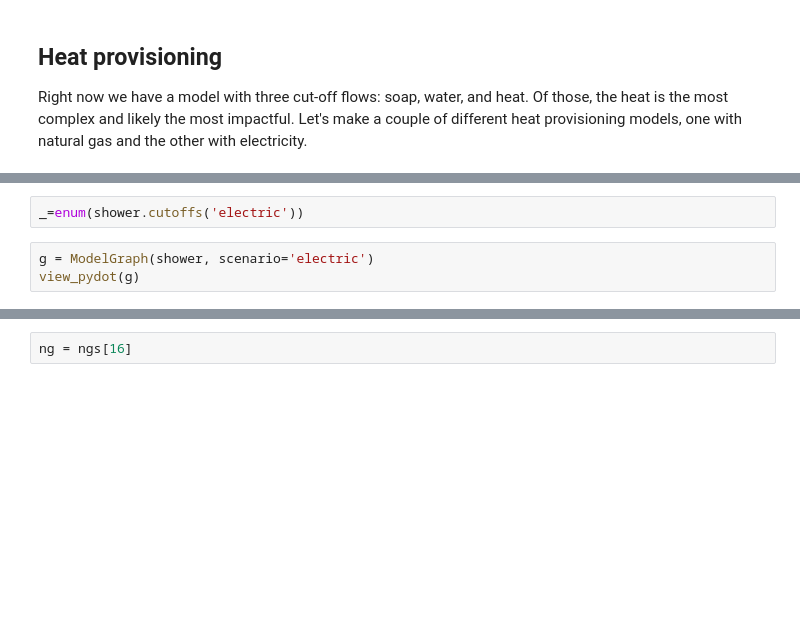
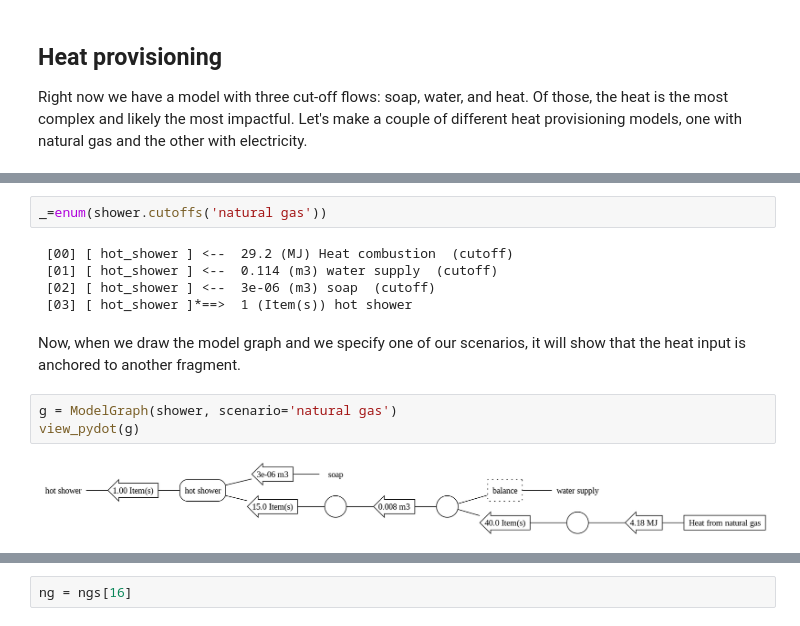
Before and after one commit to AntelopeLCA/user, a Jupyter notebook: demos/ISSST Hot Shower.ipynb, the cells around one changed output, grey strips where cells are left out. Drawn from its saved outputs; the diff is of its cells as text; blank space fills up the shorter version.

Commit message:
Updated Hot Shower demo

```diff
--- a/demos/ISSST Hot Shower.ipynb
+++ b/demos/ISSST Hot Shower.ipynb
@@ -98,5 +417,14 @@ fg.observe(heat_input, anchor_node=heat_elec, scenario='electric')
 # %%
-_=enum(shower.cutoffs('electric'))
+_=enum(shower.cutoffs('natural gas'))
+# %% [output]
+ [00] [ hot_shower ] <--  29.2 (MJ) Heat combustion  (cutoff)
+ [01] [ hot_shower ] <--  0.114 (m3) water supply  (cutoff)
+ [02] [ hot_shower ] <--  3e-06 (m3) soap  (cutoff)
+ [03] [ hot_shower ]*==>  1 (Item(s)) hot shower
+# %% [markdown]
+Now, when we draw the model graph and we specify one of our scenarios, it will show that the heat input is anchored to another fragment.
 # %%
-g = ModelGraph(shower, scenario='electric')
+g = ModelGraph(shower, scenario='natural gas')
 view_pydot(g)
+# %% [output]
+[figure, added]
```
Also changed, not shown: parts of 131 cells of this notebook.
